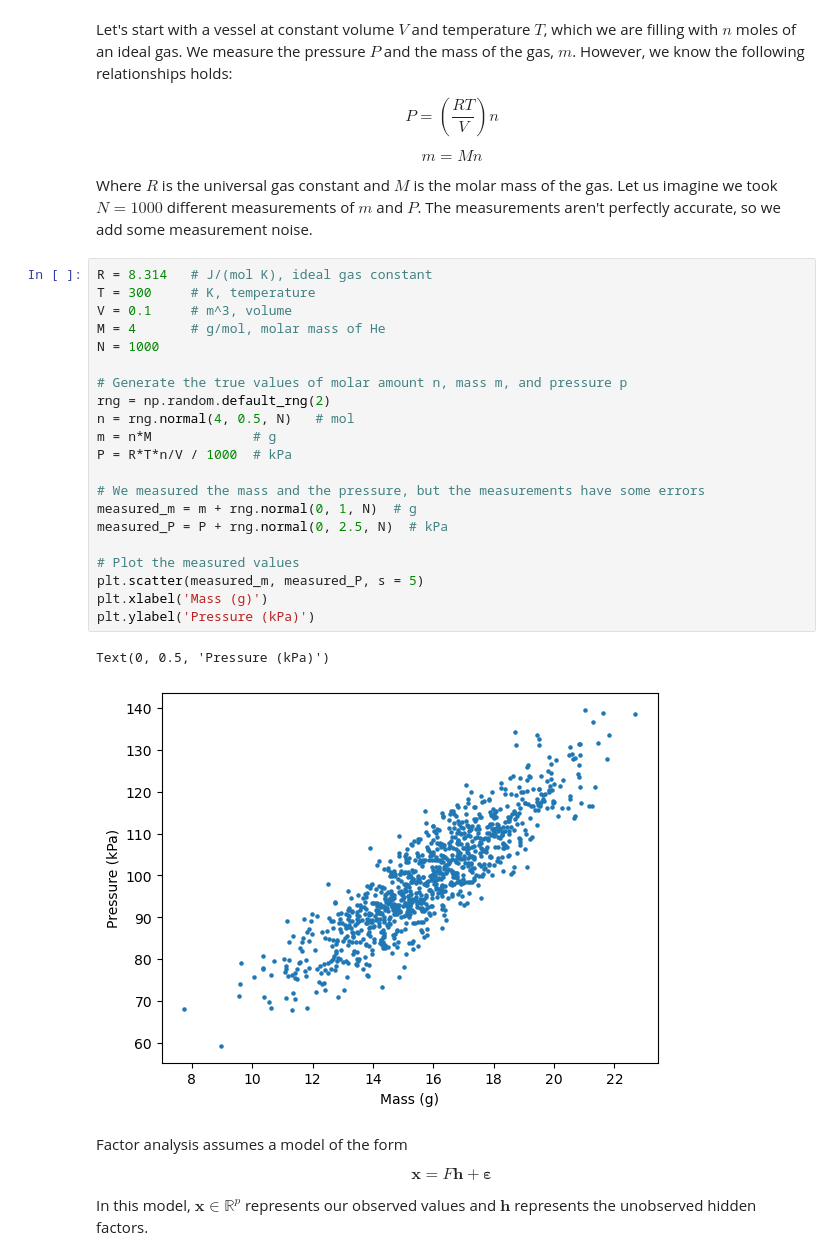
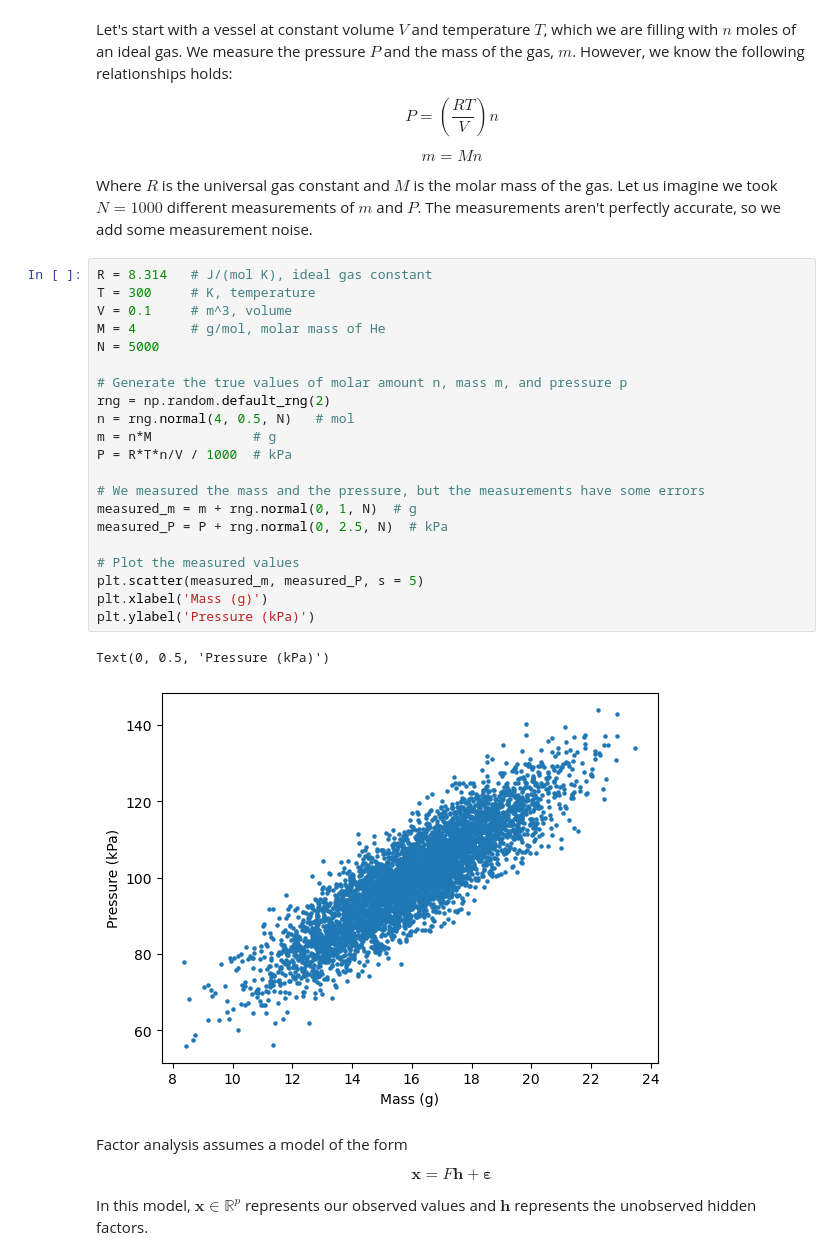
Before and after one commit to Stellenbosch-University-Process-Eng/M.Eng-Data-Analytics-General-Topics, a Jupyter notebook: notebooks/FactorAnalysis.ipynb, the cells around one changed output. Saved outputs shown, nothing was run; the diff lists cells and outputs as text.

```diff
--- a/notebooks/FactorAnalysis.ipynb
+++ b/notebooks/FactorAnalysis.ipynb
@@ -19,27 +19,27 @@ Where $ R $ is the universal gas constant and $ M $ is the molar mass of the gas
 # %%
 R = 8.314   # J/(mol K), ideal gas constant
 T = 300     # K, temperature
 V = 0.1     # m^3, volume
 M = 4       # g/mol, molar mass of He
-N = 1000
+N = 5000
 
 # Generate the true values of molar amount n, mass m, and pressure p
 rng = np.random.default_rng(2)
 n = rng.normal(4, 0.5, N)   # mol
 m = n*M             # g
 P = R*T*n/V / 1000  # kPa
 
 # We measured the mass and the pressure, but the measurements have some errors
 measured_m = m + rng.normal(0, 1, N)  # g
 measured_P = P + rng.normal(0, 2.5, N)  # kPa
 
 # Plot the measured values
 plt.scatter(measured_m, measured_P, s = 5)
 plt.xlabel('Mass (g)')
 plt.ylabel('Pressure (kPa)')
 # %% [output]
 Text(0, 0.5, 'Pressure (kPa)')
-[figure, old version]
+[figure, new version]
 # %% [markdown]
 Factor analysis assumes a model of the form
 
```
Also changed, not shown: parts of 3 cells of this notebook.
